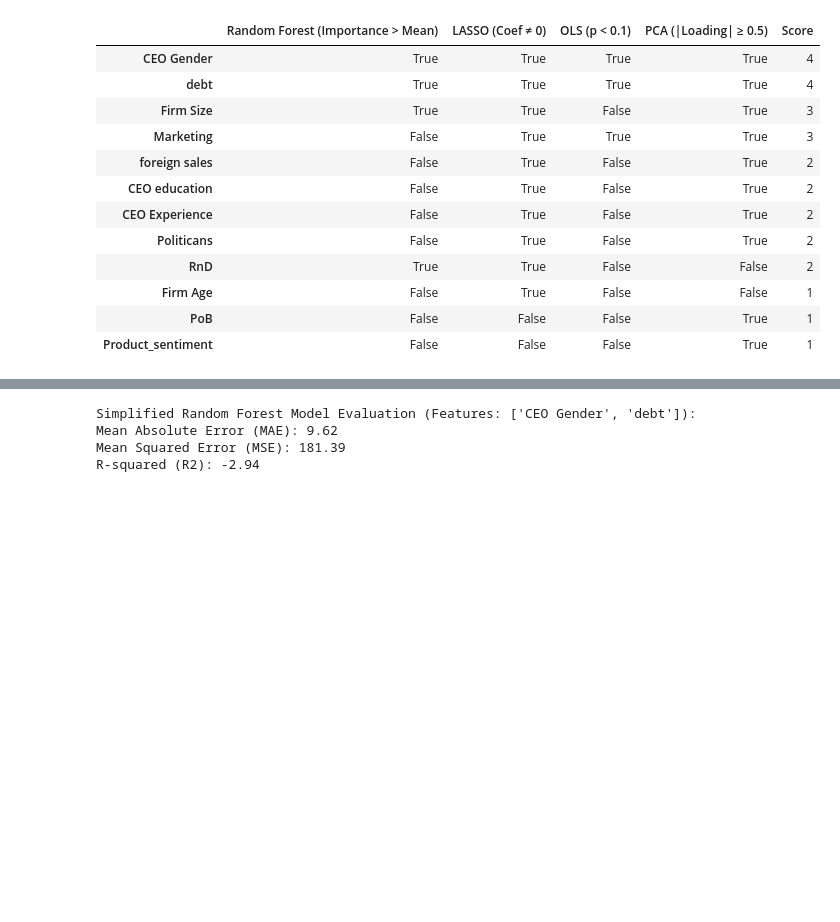
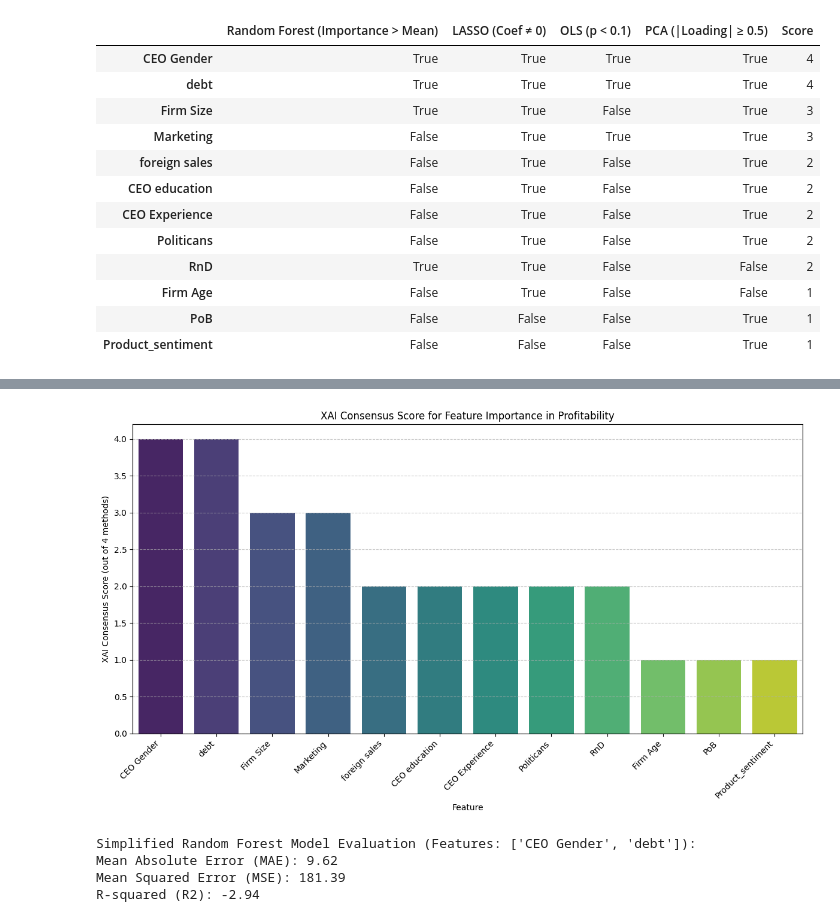
Before and after one commit to ashleyak7/MSCI-151-week-1-workshops, a Jupyter notebook: CW4_AAK.ipynb, the cells around one changed output, grey strips where cells are left out. Saved outputs shown, nothing was run; the diff lists cells and outputs as text; code cells hidden in the pictures; blank space fills up the shorter version.

```diff
--- a/CW4_AAK.ipynb
+++ b/CW4_AAK.ipynb
@@ -698,3 +698,82 @@ Explainable AI (XAI) Comparison Table for 'Profitability':
 | Firm Age | False | True | False | False | 1 |
 | PoB | False | False | False | True | 1 |
 | Product_sentiment | False | False | False | True | 1 |
+# %%
+import matplotlib.pyplot as plt
+
+import seaborn as sns
+import pandas as pd
+from sklearn.linear_model import Lasso
+from sklearn.preprocessing import StandardScaler
+from sklearn.decomposition import PCA
+from sklearn.ensemble import RandomForestRegressor
+from sklearn.model_selection import train_test_split
+import statsmodels.api as sm
+
+# --- Recreate xai_comparison_table (copied from YMJlEUnRX6DF) ---
+# 1. Load Data and Define Features/Target
+excel_file_path = '/content/MSCI151 coursework 4 new Data.new.xlsx' # Corrected path
+df = pd.read_excel(excel_file_path)
+
+feature_cols = ['debt', 'RnD', 'Firm Age', 'Firm Size', 'CEO Experience', 'foreign sales', 'CEO education', 'CEO Gender', 'Marketing', 'Product_sentiment', 'Politicans', 'PoB']
+X = df[feature_cols]
+y = df['Profitability']
+
+# 2. Random Forest Model and Feature Importance
+X_train_rf, X_test_rf, y_train_rf, y_test_rf = train_test_split(X, y, test_size=0.2, random_state=42)
+model_rf = RandomForestRegressor(n_estimators=100, random_state=42)
+model_rf.fit(X_train_rf, y_train_rf)
+rf_importance_series = pd.Series(model_rf.feature_importances_, index=X.columns)
+mean_importance_rf = rf_importance_series.mean()
+rf_important_features = rf_importance_series[rf_importance_series > mean_importance_rf].index.tolist()
+
+# 3. LASSO Regression and Feature Selection
+lasso = Lasso(alpha=0.1, random_state=42) # Using alpha=0.1 as in previous analysis
+lasso.fit(X, y)
+lasso_coefficients = pd.Series(lasso.coef_, index=X.columns)
+lasso_important_features = lasso_coefficients[lasso_coefficients != 0].index.tolist()
+
+# 4. OLS Regression and Statistical Significance
+X_ols = sm.add_constant(X)
+model_ols = sm.OLS(y, X_ols)
+results_ols = model_ols.fit(cov_type='HC1') # Using robust standard errors as in previous analysis
+ols_pvalues = results_ols.pvalues
+ols_important_features = ols_pvalues[ols_pvalues < 0.1].index.tolist()
+if 'const' in ols_important_features:
+    ols_important_features.remove('const')
+
+# 5. PCA and Loading Factors
+scaler_pca = StandardScaler()
+X_pca_scaled = scaler_pca.fit_transform(X)
+pca = PCA()
+X_pca_transformed = pca.fit_transform(X_pca_scaled)
+loading_factors = pd.DataFrame(pca.components_.T, columns=[f'PC{i+1}' for i in range(pca.n_components_)], index=X.columns)
+abs_loading = loading_factors.abs()
+max_loading_per_feature = pd.DataFrame({
+    'Highest Absolute Loading': abs_loading.max(axis=1),
+    'Principal Component (PC)': abs_loading.idxmax(axis=1)
+})
+pca_important_features = max_loading_per_feature[max_loading_per_feature['Highest Absolute Loading'] >= 0.5].index.tolist()
+
+# 6. Create Comparison Table
+all_features = sorted(list(set(rf_important_features + lasso_important_features + ols_important_features + pca_important_features)))
+xai_comparison_table = pd.DataFrame(index=all_features)
+xai_comparison_table['Random Forest (Importance > Mean)'] = xai_comparison_table.index.isin(rf_important_features)
+xai_comparison_table['LASSO (Coef ≠ 0)'] = xai_comparison_table.index.isin(lasso_important_features)
+xai_comparison_table['OLS (p < 0.1)'] = xai_comparison_table.index.isin(ols_important_features)
+xai_comparison_table['PCA (|Loading| ≥ 0.5)'] = xai_comparison_table.index.isin(pca_important_features)
+xai_comparison_table['Score'] = xai_comparison_table.sum(axis=1)
+# --- End of xai_comparison_table recreation ---
+
+# Ensure the table is sorted by score for better visualization
+sorted_xai_table = xai_comparison_table.sort_values(by='Score', ascending=False)
+
+plt.figure(figsize=(12, 7))
+sns.barplot(x=sorted_xai_table.index, y=sorted_xai_table['Score'], palette='viridis')
+plt.title('XAI Consensus Score for Feature Importance in Profitability')
+plt.xlabel('Feature')
+plt.ylabel('XAI Consensus Score (out of 4 methods)')
+plt.xticks(rotation=45, ha='right')
+plt.grid(axis='y', linestyle='--', alpha=0.7)
+plt.tight_layout()
+# %% [output]
@@ -701,3 +783,4 @@ Explainable AI (XAI) Comparison Table for 'Profitability':
+[figure, added]
 # %%
 from sklearn.model_selection import train_test_split
 from sklearn.ensemble import RandomForestRegressor
```
Also changed, not shown: parts of 1 cell of this notebook.
